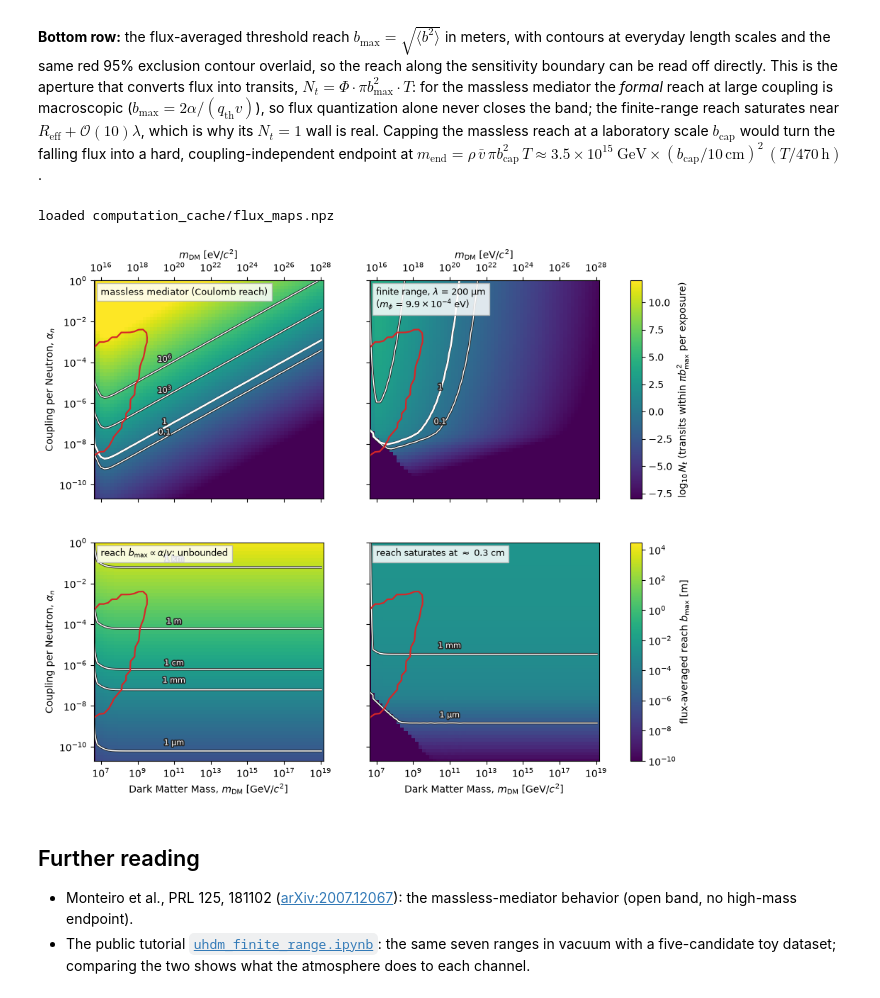
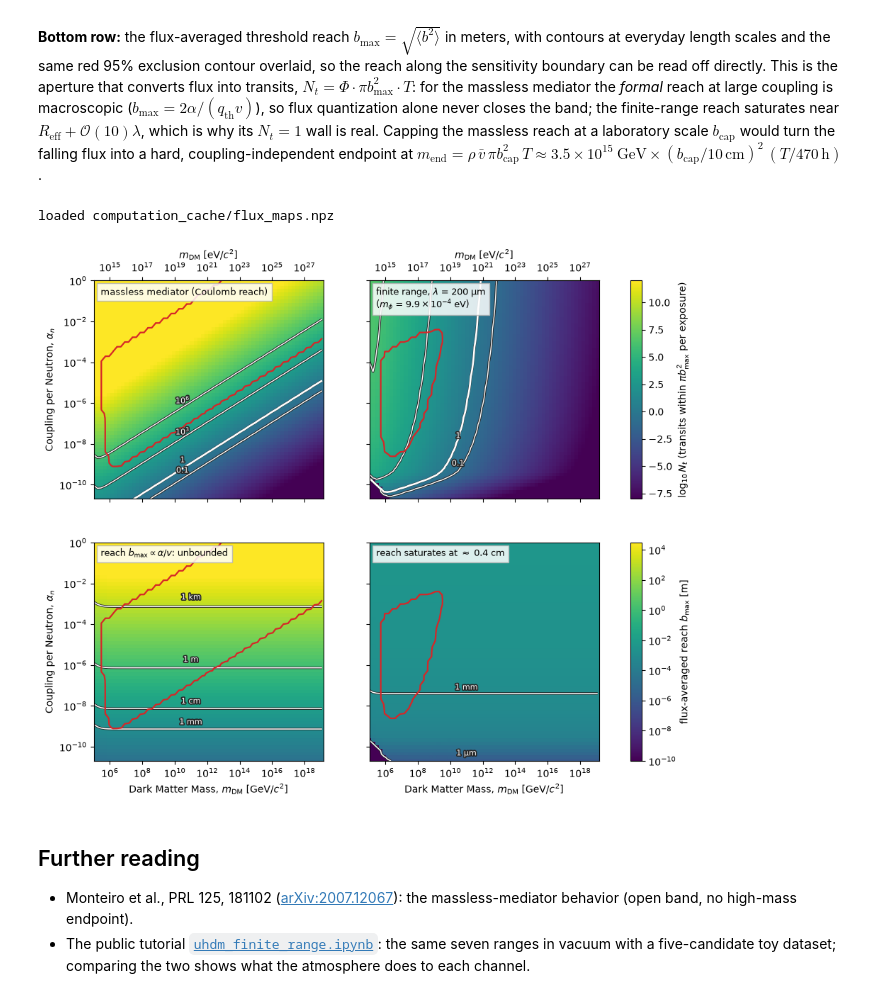
Before and after one commit to PolonaiseExperiment/luhdm, a Jupyter notebook: notebooks/03_understanding.ipynb, the cells around one changed output. Cells and saved outputs as stored; diff of their text form; code cells hidden in the pictures.

```diff
--- a/notebooks/03_understanding.ipynb
+++ b/notebooks/03_understanding.ipynb
@@ -22,7 +22,7 @@ EFF = efficiency.make_efficiency(MODE_NUMBER)
 
 R_eff = config.R_EFF             # 200 um
 Q_THRESH = config.Q_THRESH       # GeV
-T_TOTAL = 3600 * 24 * 7 * 2      # 2 weeks in seconds
+T_TOTAL = config.T_EXPOSURE      # dataset live-time, 469.7 h (single source of truth)
 CONFIDENCE = 0.95
 M_PLANCK = 1.22e19               # GeV
 
@@ -266,7 +266,7 @@ if MAPS.exists():
     NT_FR_MAP, B_FR_MAP = dmap["nt_finite"], dmap["b_finite"]
     print(f"loaded {MAPS}")
 else:
-    ms_map = np.geomspace(4e6, M_PLANCK, 64)
+    ms_map = np.geomspace(1e5, M_PLANCK, 64)
     al_map = np.geomspace(2e-11, 1.0, 64)
     t0 = time.time()
     NT_ML_MAP, B_ML_MAP = rate.transit_maps(ms_map, al_map, XS_MASSLESS, T_TOTAL)
@@ -328,36 +328,41 @@ for j, (NT_MAP, B_MAP) in enumerate([(NT_ML_MAP, B_ML_MAP),
                     linewidths=1.1)
     outline(getattr(cs, "collections", [cs]))
     label_levels(ax, B_MAP, B_LEVELS, B_NAMES)
     note = (r"reach $b_{\rm max} \propto \alpha/v$: unbounded" if j == 0 else
             rf"reach saturates at $\approx$ {B_MAP.max() * 100:.1f} cm")
     ax.text(0.03, 0.97, note, transform=ax.transAxes, ha="left",
             va="top", fontsize=9, bbox=dict(fc="white", ec="0.7", alpha=0.85))
     ax.set_xscale("log")
     ax.set_yscale("log")
     ax.set_xlabel(r"Dark Matter Mass, $m_{\rm DM}$ [GeV/$c^2$]")
 
-# overlay the reference 95% contour on every panel
+# overlay each column's own 95% exclusion: the massless (Coulomb) scan on the
+# massless panels, the finite reference-range scan on the finite-range panels
+COL_SCAN = [SCANS.get("massless"), REF]   # j=0 massless, j=1 finite (200um)
 for i in (0, 1):
     for j in (0, 1):
-        axes[i, j].contour(REF["ms"], REF["alphas_n"], REF["extremeness"],
+        s = COL_SCAN[j]
+        if s is None:
+            continue
+        axes[i, j].contour(s["ms"], s["alphas_n"], s["extremeness"],
                            levels=[CONFIDENCE], colors="#d62728",
                            linewidths=1.6)
 
 for ax in axes[:, 0]:
     ax.set_ylabel(r"Coupling per Neutron, $\alpha_n$")
 axes[0, 0].set_ylim(al_map[0], 1.0)
 for j in (0, 1):
     sec = axes[0, j].secondary_xaxis(
         "top", functions=(lambda x: x * 1e9, lambda x: x / 1e9))
     sec.set_xlabel(r"$m_{\rm DM}$ [eV/$c^2$]")
 fig.colorbar(mesh_nt, ax=axes[0, :], label=r"$\log_{10} N_t$ (transits within "
                                            r"$\pi b_{\rm max}^2$ per exposure)")
 fig.colorbar(mesh_b, ax=axes[1, :],
              label=r"flux-averaged reach $b_{\rm max}$ [m]")
 save_figure(fig, "03_transit_reach_maps", bbox_inches="tight")
 # %% [output]
 loaded computation_cache/flux_maps.npz
-[figure, old version]
+[figure, new version]
 # %% [markdown]
 ## Further reading
 
```
Also changed, not shown: 36 other files.
